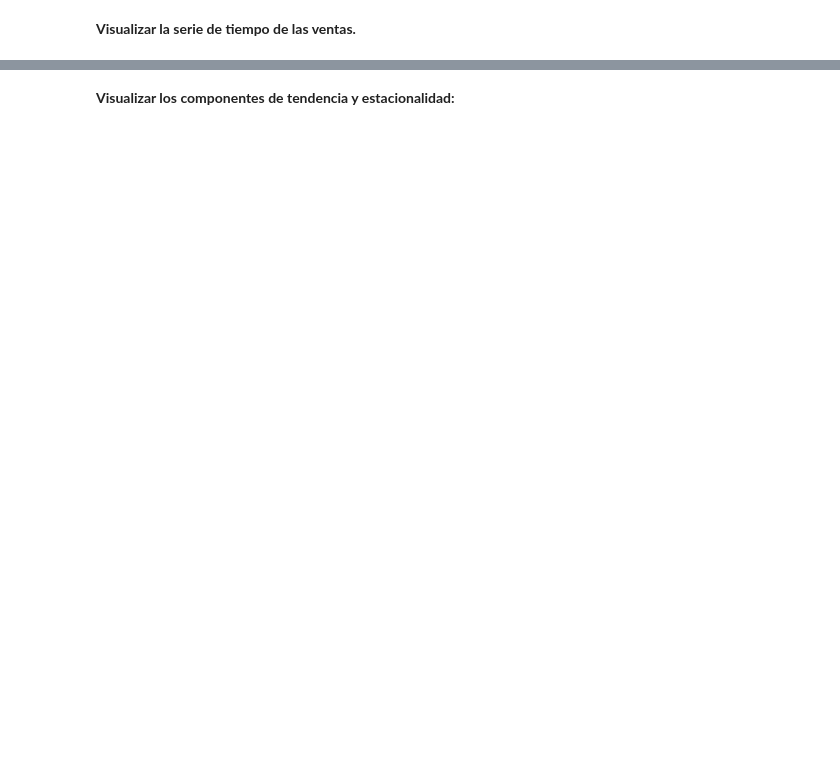
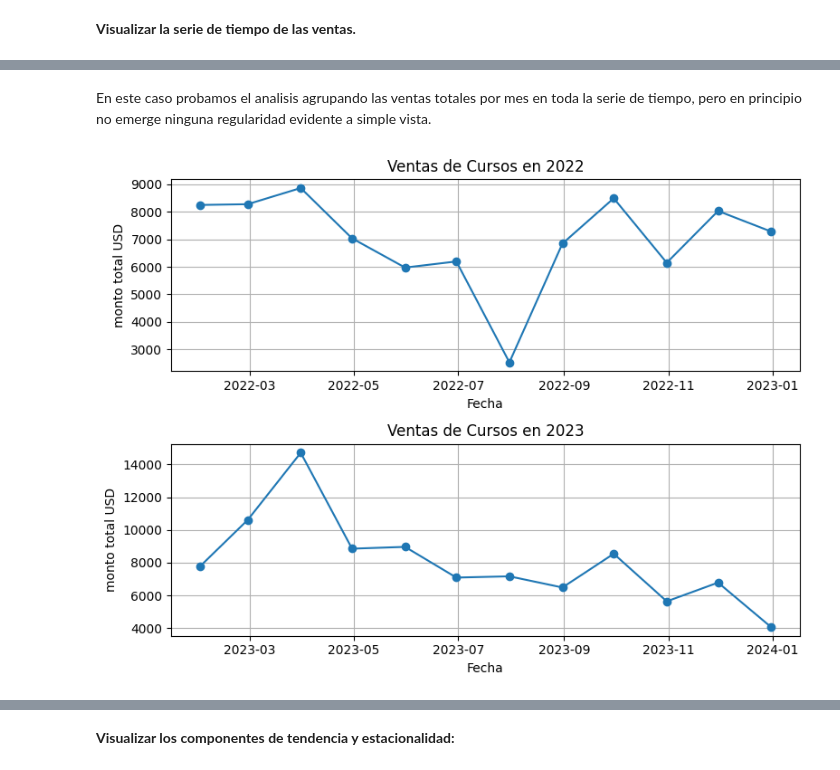
Before and after one commit to jpgomz/mentoria-diplodatos-2024-analisis-cursos-previsionales, a Jupyter notebook: ayvd.ipynb, the cells around one changed output, grey strips where cells are left out. Cells and saved outputs as stored; diff of their text form; code cells hidden in the pictures; blank space fills up the shorter version.

```diff
--- a/ayvd.ipynb
+++ b/ayvd.ipynb
@@ -163,0 +216,28 @@ plt.show()
+# %% [markdown]
+En este caso probamos el analisis agrupando las ventas totales por mes en toda la serie de tiempo, pero en principio no emerge ninguna regularidad evidente a simple vista.
+# %%
+# Filtrar los datos por año
+df_2022 = df_merged.loc['2022', 'monto total USD'].resample('M').sum()
+df_2023 = df_merged.loc['2023', 'monto total USD'].resample('M').sum()
+
+# Crear los subplots
+fig, axes = plt.subplots(2, 1, figsize=(8, 6))
+
+# Graficar datos de 2022
+axes[0].plot(df_2022, marker='o', linestyle='-')
+axes[0].set_title('Ventas de Cursos en 2022')
+
+# Graficar datos de 2023
+axes[1].plot(df_2023, marker='o', linestyle='-')
+axes[1].set_title('Ventas de Cursos en 2023')
+
+# Etiquetas y formato
+for ax in axes:
+    ax.set_xlabel('Fecha')
+    ax.set_ylabel('monto total USD')
+    ax.grid(True)
+
+plt.tight_layout()
+plt.show()
+# %% [output]
+[figure, added]
```
Also changed, not shown: parts of 21 cells of this notebook.
